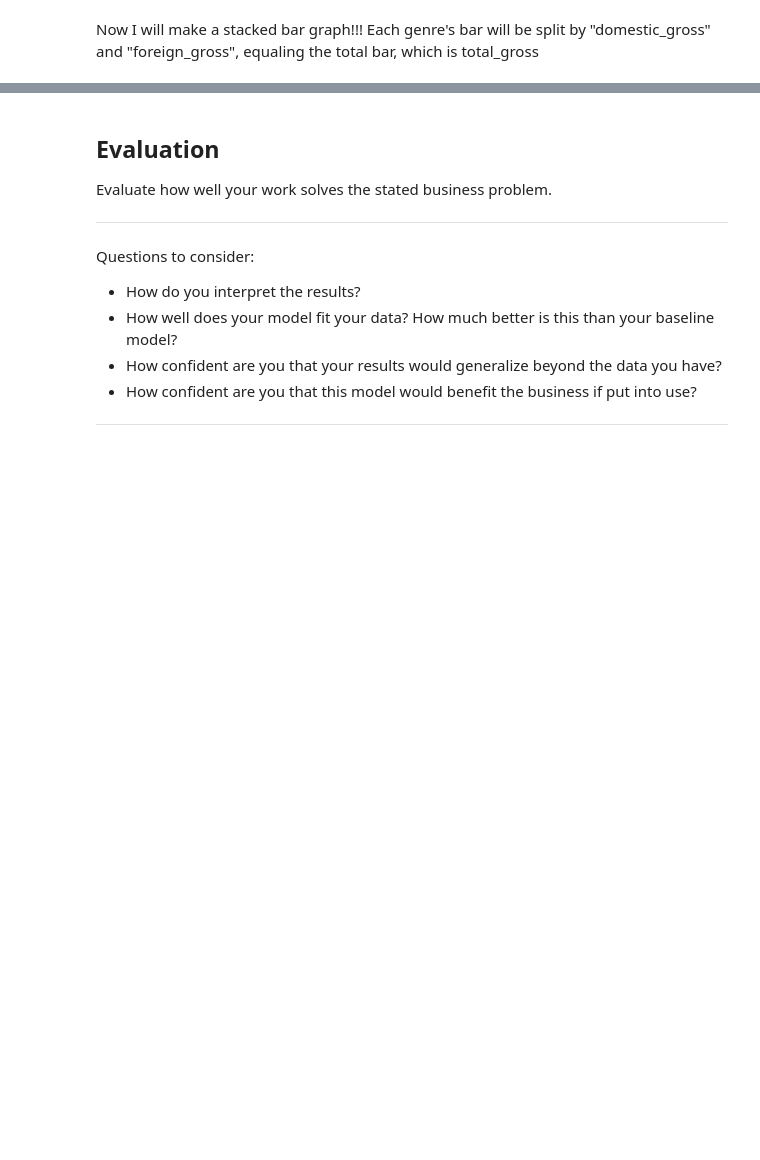
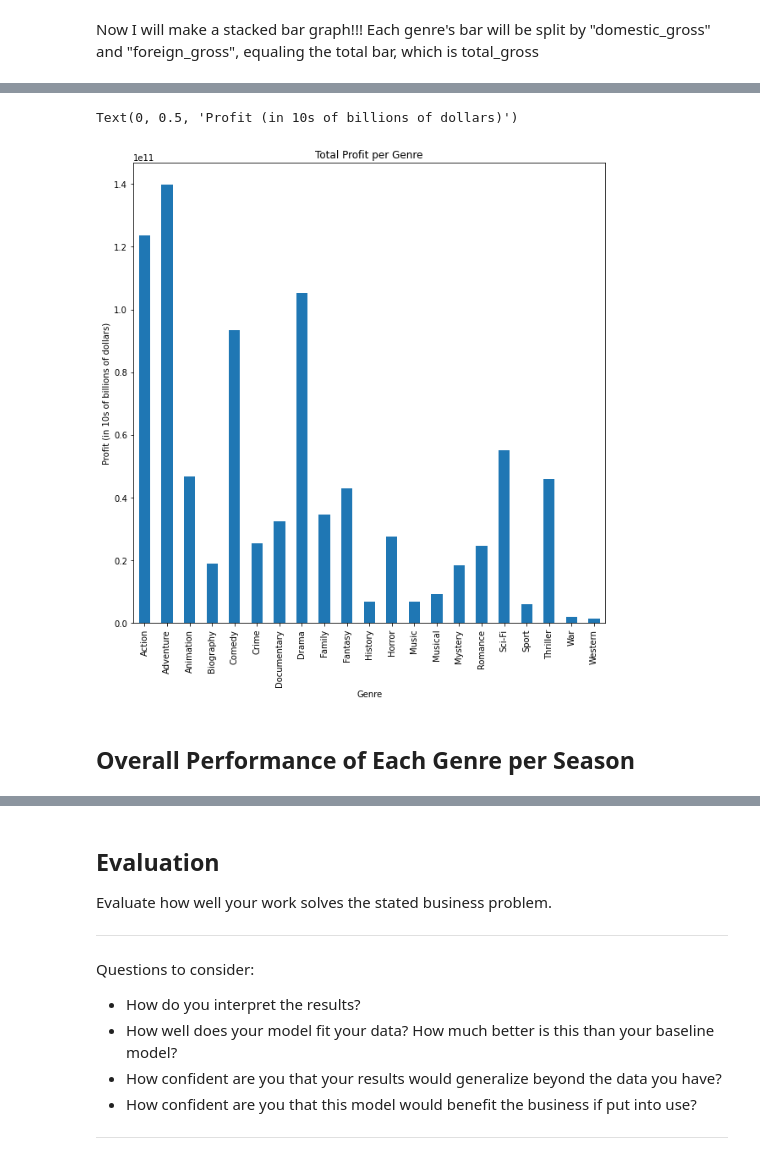
Before and after one commit to CamLadd/Netflix_Data_Comparison_Analysis, a Jupyter notebook: Cam's Work.ipynb, the cells around one changed output, grey strips where cells are left out. Cells and saved outputs as stored; diff of their text form; code cells hidden in the pictures; blank space fills up the shorter version.

```diff
--- a/Cam's Work.ipynb
+++ b/Cam's Work.ipynb
@@ -753,0 +423,10 @@ Text(0, 0.5, 'Dollars (in billions of dollars)')
+# %%
+final_genre_profit_df.plot(kind='bar', stacked=True, figsize=(10,10))
+plt.title('Total Profit per Genre')
+plt.xlabel('Genre')
+plt.ylabel('Profit (in 10s of billions of dollars)')
+# %% [output]
+Text(0, 0.5, 'Profit (in 10s of billions of dollars)')
+[figure, added]
+# %% [markdown]
+## Overall Performance of Each Genre per Season
```
Also changed, not shown: parts of 67 cells of this notebook.
